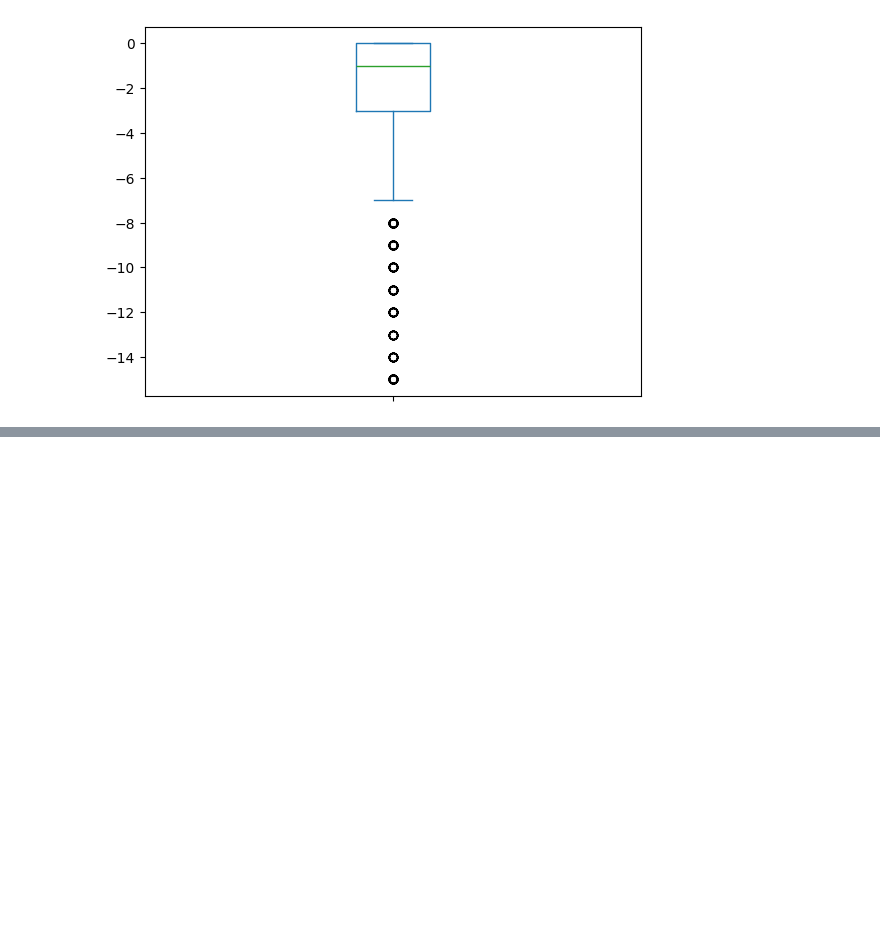
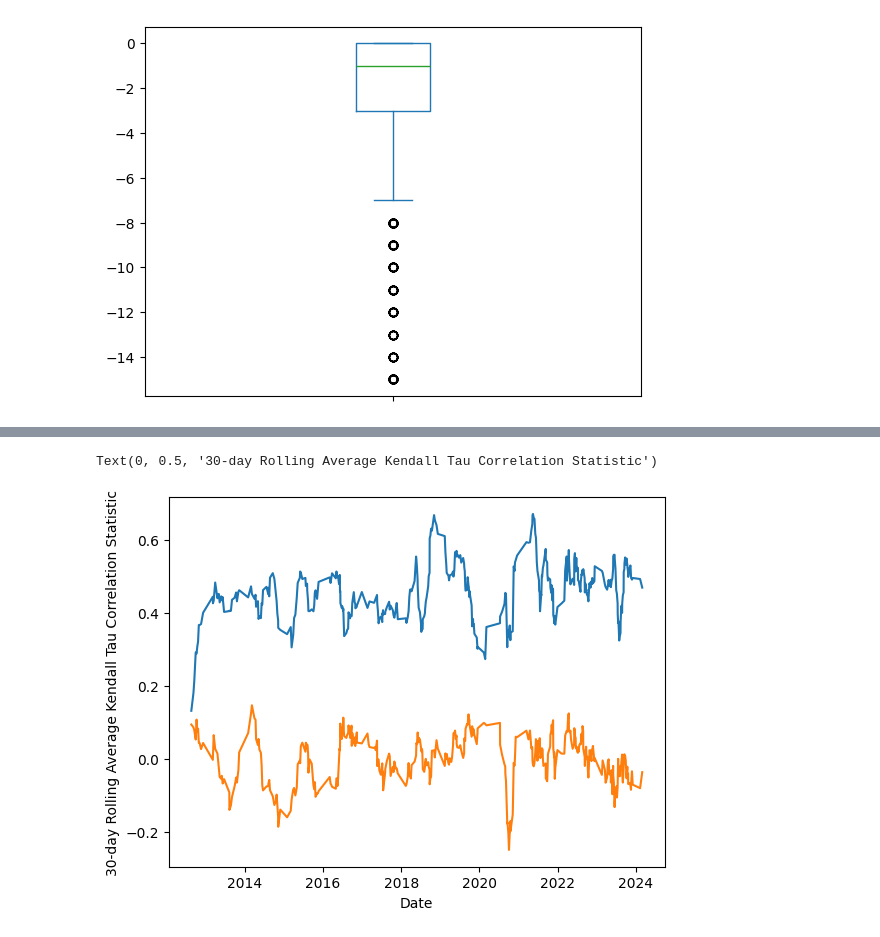
Before and after one commit to andrei-prokhorov/bodybuilding-ranking, a Jupyter notebook: elo_rating.ipynb, the cells around one changed output, grey strips where cells are left out. Drawn from its saved outputs; the diff is of its cells as text; code cells hidden in the pictures; blank space fills up the shorter version.

```diff
--- a/elo_rating.ipynb
+++ b/elo_rating.ipynb
@@ -334,0 +345,44 @@ ndcg_df['30_day_rolling_avg'] = ndcg_df.groupby('division')['ndcg_score'].transf
+# %%
+rows_list = []
+for div in df_pro_open['division'].unique():
+    for dt in df_pro_open['contest_date'].unique():
+        temp_df = df_pro_open[df_pro_open['contest_date'] == dt]
+        scores = []
+        pvalues = []
+        scores_random = []
+        pvalues_random = []
+        for ctst in temp_df['contest_name'].unique():
+            temp_df_2 = temp_df[(temp_df['contest_name'] == ctst) & (temp_df['division'] == div)]
+            temp_df_2 = temp_df_2.dropna()
+            if len(temp_df_2) < 2:
+                continue
+            y_true = temp_df_2['placing']
+            y_predict = temp_df_2['elo_60_rank']
+            scores.append(kendalltau(y_true, y_predict).statistic)
+            pvalues.append(kendalltau(y_true, y_predict).pvalue)
+            y_predict = list(y_predict)
+            random.shuffle(y_predict)
+            scores_random.append(kendalltau(y_true, y_predict).statistic)
+            pvalues_random.append(kendalltau(y_true, y_predict).pvalue)
+        if scores:
+            rows_list.append({'date': dt,
+                              'kendalltau_score': sum(scores) / len(scores),
+                              'kendalltau_score_random': sum(scores_random) / len(scores_random),
+                              'kendalltau_pvalue': sum(pvalues) / len(pvalues),
+                              'kendalltau_pvalue_random': sum(pvalues_random) / len(pvalues_random),
+                              'division': div})
+# %%
+kendalltau_df = pd.DataFrame(rows_list)
+kendalltau_df['30_day_rolling_avg_kendalltau'] = kendalltau_df.groupby('division')['kendalltau_score'].transform(lambda x: x.rolling(10, 10).mean())
+kendalltau_df['30_day_rolling_avg_random_kendalltau'] = kendalltau_df.groupby('division')['kendalltau_score_random'].transform(lambda x: x.rolling(10, 10).mean())
+kendalltau_df['30_day_rolling_avg_kendalltau_pvalue'] = kendalltau_df.groupby('division')['kendalltau_pvalue'].transform(lambda x: x.rolling(10, 10).mean())
+kendalltau_df['30_day_rolling_avg_random_kendalltau_pvalue'] = kendalltau_df.groupby('division')['kendalltau_pvalue_random'].transform(lambda x: x.rolling(10, 10).mean())
+# %%
+ax = sns.lineplot(data=kendalltau_df[kendalltau_df['division'] == 'bikini'], x='date', y='30_day_rolling_avg_kendalltau')
+ax2 = sns.lineplot(data=kendalltau_df[kendalltau_df['division'] == 'bikini'], x='date', y='30_day_rolling_avg_random_kendalltau')
+plt.xlabel('Date')
+plt.ylabel('30-day Rolling Average Kendall Tau Correlation Statistic')
+# sns.move_legend(ax, "upper left", bbox_to_anchor=(1, 1))
+# %% [output]
+Text(0, 0.5, '30-day Rolling Average Kendall Tau Correlation Statistic')
+[figure, added]
```
Also changed, not shown: parts of 12 cells of this notebook.
